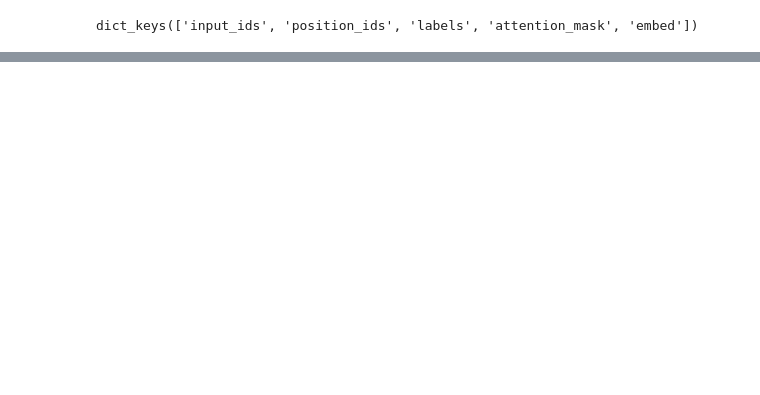
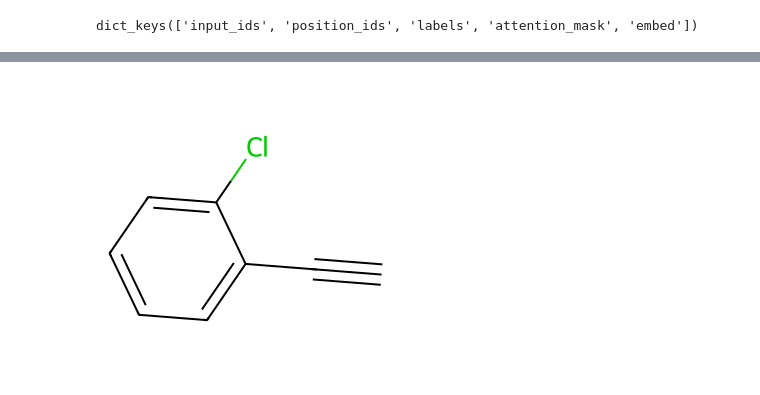
Before and after one commit to yangzhang33/graph-gpt, a Jupyter notebook: notebook_generation.ipynb, the cells around one changed output, grey strips where cells are left out. Cells and saved outputs as stored; diff of their text form; code cells hidden in the pictures; blank space fills up the shorter version.

```diff
--- a/notebook_generation.ipynb
+++ b/notebook_generation.ipynb
@@ -847,0 +946,3 @@ KeyError: 0
+# %%
+smiles = graph2smiles(graph_edge_index, graph_edge_attr, graph_x)
+print("SMILES:", smiles)
@@ -847,0 +952,11 @@ KeyError: 0
+# %%
+from rdkit import Chem
+from rdkit.Chem import Draw
+
+# Convert the SMILES string to a molecule object
+molecule = Chem.MolFromSmiles(smiles)
+
+# Draw the molecule
+Draw.MolToImage(molecule)
+# %% [output]
+[figure, added]
```
Also changed, not shown: parts of 27 cells of this notebook, 4 other files.
